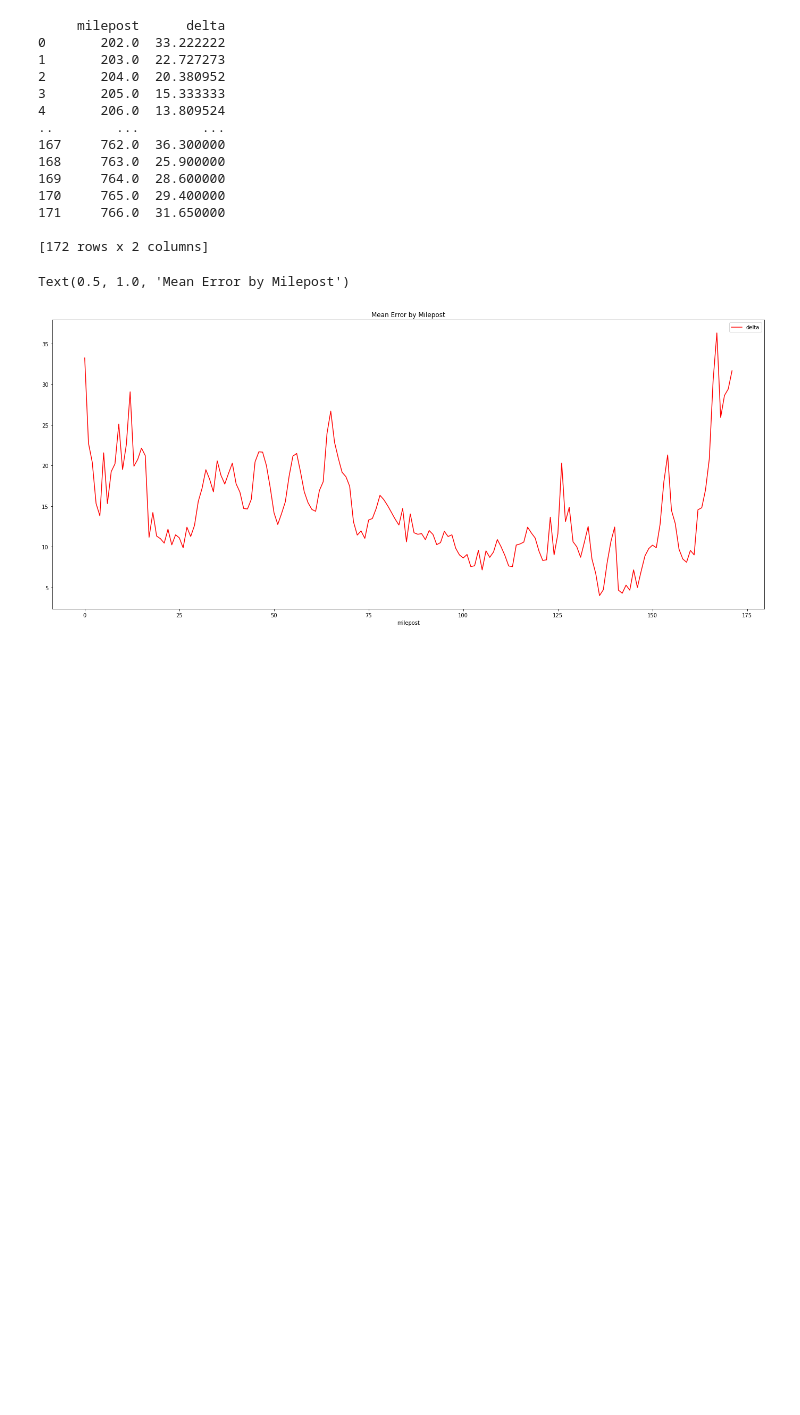
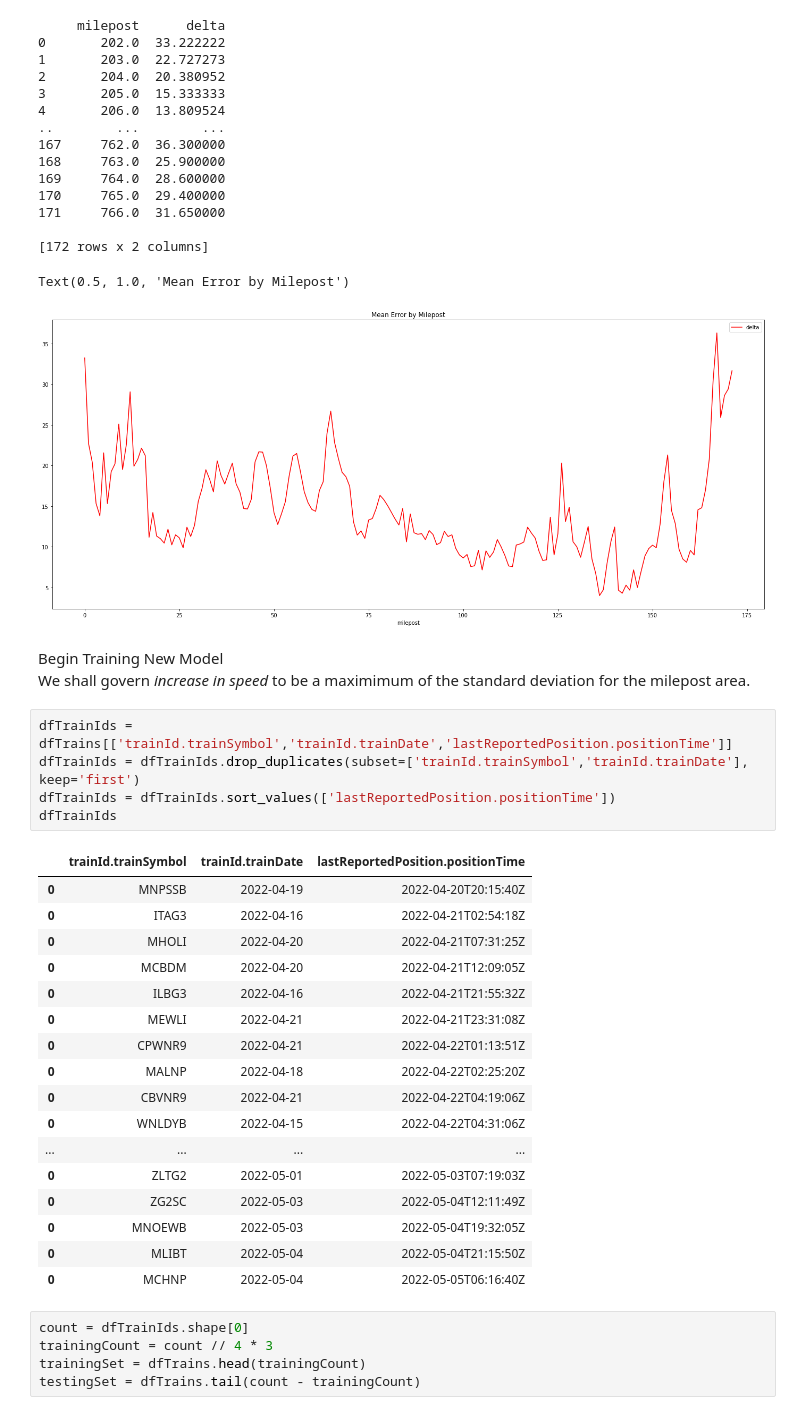
Before and after one commit to swicklund/hackathon, a Jupyter notebook: RevisedPhysicsModel.ipynb, the cells around one changed output. Drawn from its saved outputs; the diff is of its cells as text; blank space fills up the shorter version.

```diff
--- a/RevisedPhysicsModel.ipynb
+++ b/RevisedPhysicsModel.ipynb
@@ -517,3 +442,34 @@ plt.title("Mean Error by Milepost")
 [172 rows x 2 columns]
 Text(0.5, 1.0, 'Mean Error by Milepost')
 [figure]
+# %% [markdown]
+Begin Training New Model<br>
+We shall govern *increase in speed* to be a maximimum of the standard deviation for the milepost area.
+# %%
+dfTrainIds = dfTrains[['trainId.trainSymbol','trainId.trainDate','lastReportedPosition.positionTime']]
+dfTrainIds = dfTrainIds.drop_duplicates(subset=['trainId.trainSymbol','trainId.trainDate'], keep='first')
+dfTrainIds = dfTrainIds.sort_values(['lastReportedPosition.positionTime'])
+dfTrainIds
+# %% [output]
+|  | trainId.trainSymbol | trainId.trainDate | lastReportedPosition.positionTime |
+| 0 | MNPSSB | 2022-04-19 | 2022-04-20T20:15:40Z |
+| 0 | ITAG3 | 2022-04-16 | 2022-04-21T02:54:18Z |
+| 0 | MHOLI | 2022-04-20 | 2022-04-21T07:31:25Z |
+| 0 | MCBDM | 2022-04-20 | 2022-04-21T12:09:05Z |
+| 0 | ILBG3 | 2022-04-16 | 2022-04-21T21:55:32Z |
+| 0 | MEWLI | 2022-04-21 | 2022-04-21T23:31:08Z |
+| 0 | CPWNR9 | 2022-04-21 | 2022-04-22T01:13:51Z |
+| 0 | MALNP | 2022-04-18 | 2022-04-22T02:25:20Z |
+| 0 | CBVNR9 | 2022-04-21 | 2022-04-22T04:19:06Z |
+| 0 | WNLDYB | 2022-04-15 | 2022-04-22T04:31:06Z |
+| ... | ... | ... | ... |
+| 0 | ZLTG2 | 2022-05-01 | 2022-05-03T07:19:03Z |
+| 0 | ZG2SC | 2022-05-03 | 2022-05-04T12:11:49Z |
+| 0 | MNOEWB | 2022-05-03 | 2022-05-04T19:32:05Z |
+| 0 | MLIBT | 2022-05-04 | 2022-05-04T21:15:50Z |
+| 0 | MCHNP | 2022-05-04 | 2022-05-05T06:16:40Z |
+# %%
+count = dfTrainIds.shape[0]
+trainingCount = count // 4 * 3
+trainingSet = dfTrains.head(trainingCount)
+testingSet = dfTrains.tail(count - trainingCount)
```
Also changed, not shown: parts of 9 cells of this notebook.
